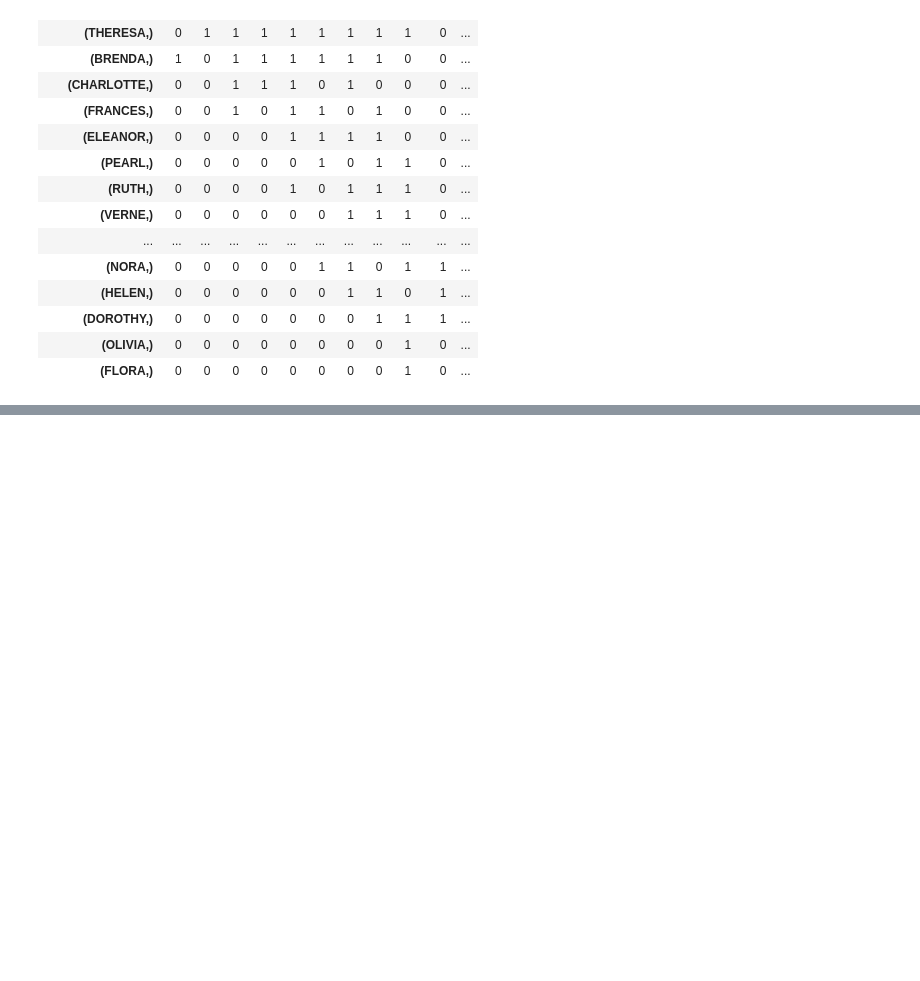
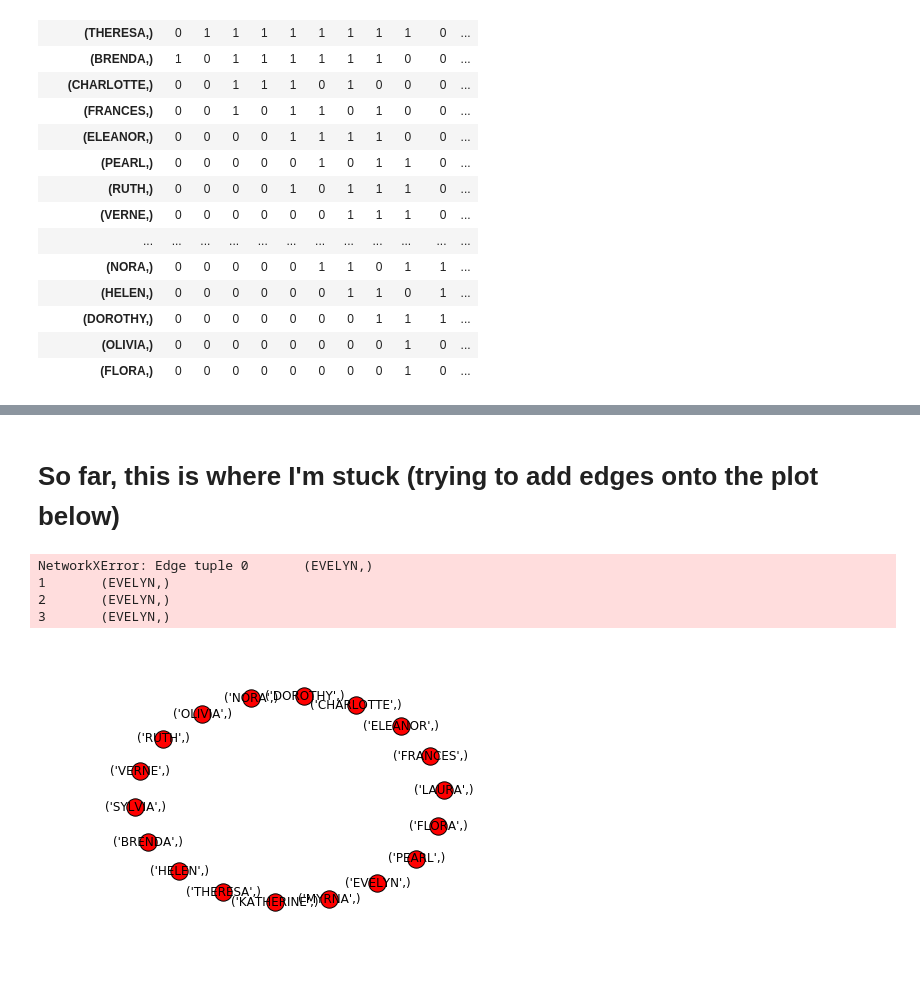
Before and after one commit to Galanopoulog/DATA620-Assignment-4, a Jupyter notebook: Newest Week 3 - Assignment 4.ipynb, the cells around one changed output, grey strips where cells are left out. Cells and saved outputs as stored; diff of their text form; code cells hidden in the pictures; blank space fills up the shorter version.

```diff
--- a/Newest Week 3 - Assignment 4.ipynb
+++ b/Newest Week 3 - Assignment 4.ipynb
@@ -47,0 +47,5 @@ data
+# %%
+df = data.stack().reset_index()
+df.columns = ['Name','Event','Value']
+df = df[df.Value != 0]
+df.head()
@@ -47,0 +59,17 @@ data
+# %% [markdown]
+# So far, this is where I'm stuck (trying to add edges onto the plot below)
+# %%
+G = nx.Graph()
+G.add_nodes_from(df.Name)
+
+G.add_edges_from([df.Name,df.Event])
+# %% [output]
+NetworkXError: Edge tuple 0       (EVELYN,)
+1       (EVELYN,)
+2       (EVELYN,)
+3       (EVELYN,)
+# %%
+nx.draw(G,with_labels=True)
+plt.show()
+# %% [output]
+[figure, added]
```
Also changed, not shown: parts of 3 cells of this notebook.
